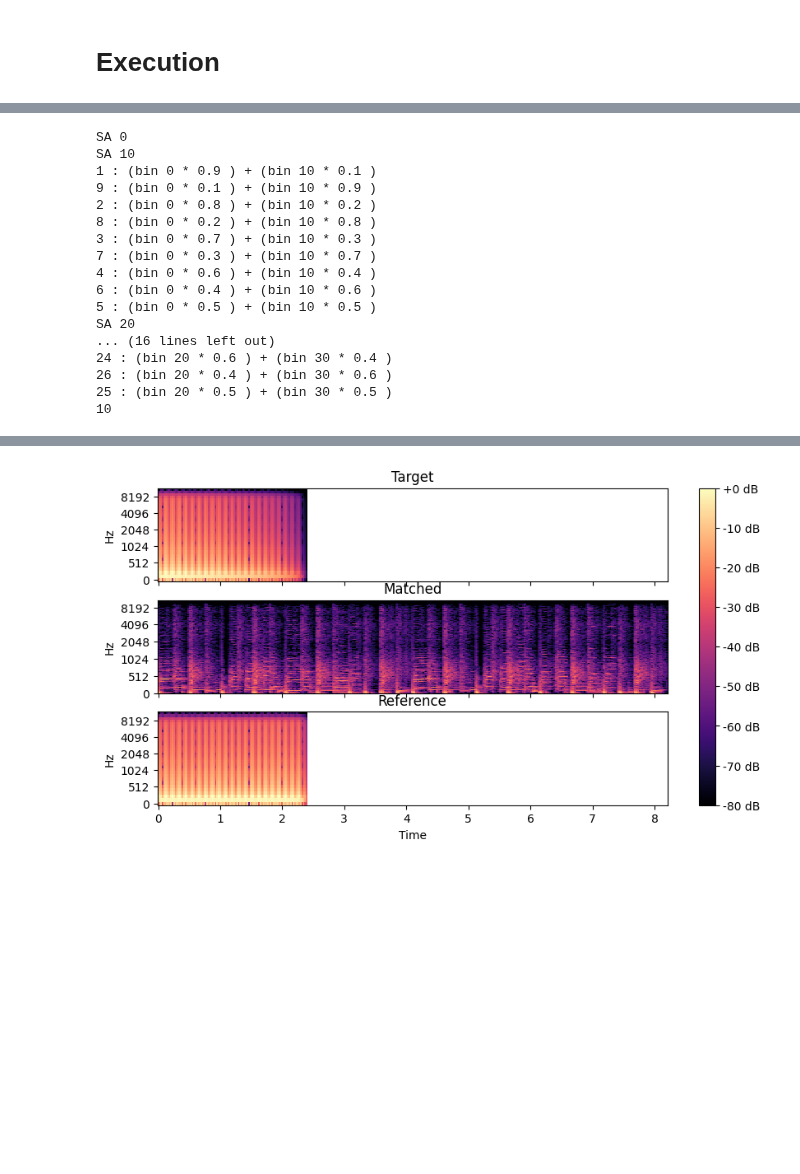
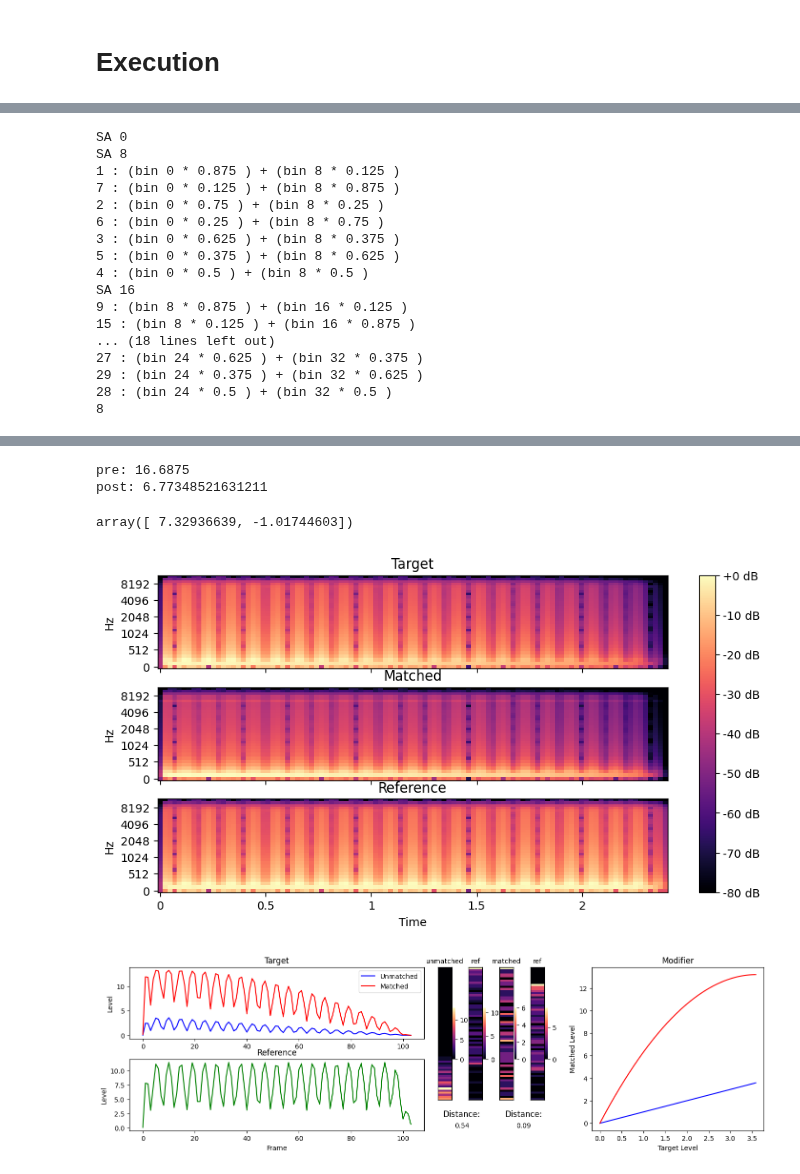
Before and after one commit to Mrozinskikj/MSci-Project, a Jupyter notebook: Matching.ipynb, the cells around one changed output, grey strips where cells are left out. Drawn from its saved outputs; the diff is of its cells as text; code cells hidden in the pictures; blank space fills up the shorter version.

```diff
--- a/Matching.ipynb
+++ b/Matching.ipynb
@@ -365,6 +365,7 @@ def plotModifiers(coeffs,maxes,jump,plotRange=None):
         else:
             color="blue"
         ax.plot(x,y,zs=i, zdir='y',color=color)
+        ax.plot(x,x,zs=i, zdir='y',color=color, alpha=0.2)
 
         if(maxes[i]>maxT):
             maxT=maxes[i]
@@ -377,5 +378,6 @@ def plotModifiers(coeffs,maxes,jump,plotRange=None):
     ax.set_ylabel("Frequency Bin")
     ax.set_xlabel("Target Level")
     ax.view_init(20,-120)
+    ax.grid(False)
     plt.show()
 # %%
@@ -436,6 +437,34 @@ def match(tAudio,rAudio,dynamicBins,order,searchSize,jump,plot=False,plotRange=N
     if(plot):
         plotModifiers(coeffs,maxes,jump,plotRange)
     return coeffs
+# %%
+def match(tAudio,coeffs):
+    mAudio = copy.deepcopy(tAudio)
+    for i in range(len(tAudio["STFT"])):
+        bin = tAudio["STFT"][i,:]
+        mAudio["STFT"][i,:] = warp(bin,coeffs[i])
+    return mAudio
+# %%
+def totalDistance(tAudio,mAudio,rAudio,dynamicBins):
+    preDist = 0
+    postDist = 0
+    for i in range(len(tAudio["STFT"])):
+        tSlice = tAudio["STFT"][i,:]
+        mSlice = mAudio["STFT"][i,:]
+        rSlice = rAudio["STFT"][i,:]
+
+        tMax = max(np.abs(tSlice))
+        mMax = max(np.abs(mSlice))
+        rMax = max(np.abs(rSlice))
+
+        tDynamicResponse, rDynamicReponse = getDynamicResponse(tSlice,rSlice,dynamicBins)
+        preDist += getDistance(tDynamicResponse,rDynamicReponse,tMax,rMax,dynamicBins)
+
+        mDynamicResponse, rDynamicReponse = getDynamicResponse(mSlice,rSlice,dynamicBins)
+        postDist += getDistance(mDynamicResponse,rDynamicReponse,mMax,rMax,dynamicBins)
+
+    print("pre:",preDist)
+    print("post:",postDist)
 # %% [markdown]
 <h1>Execution</h1>
 # %%
@@ -450,10 +483,14 @@ tAudio, rAudio = importAudio(target="tonequiet.wav",reference="toneloud.wav", ou
 #tAudio, rAudio = importAudio(target="audio_mono.wav",reference="audo3_mono.wav", output=False)
 
 
-coeffs = match(tAudio,rAudio,dynamicBins=64,order=3,searchSize=100,jump=10,plot=True,plotRange=(10,21))
+coeffs = findMatching(tAudio,rAudio,dynamicBins=64,order=2,searchSize=100,jump=8,plot=True,plotRange=(0,33))
+mAudio = match(tAudio,coeffs)
+totalDistance(tAudio,mAudio,rAudio,64)
+plotSpectrogram(tAudio, mAudio, rAudio)
 
-#tSlice = tAudio["STFT"][100,:]
-#rSlice = rAudio["STFT"][100,:]
+
+#tSlice = tAudio["STFT"][2,:]
+#rSlice = rAudio["STFT"][2,:]
 #findMin(tSlice,rSlice,dynamicBins=64,order=2,searchSize=100,plot=True)
 
 #tSlice = tAudio["STFT"][100,:]
@@ -472,25 +509,25 @@ coeffs = match(tAudio,rAudio,dynamicBins=64,order=3,searchSize=100,jump=10,plot=
 #[-67.87420381,64.65852413,-18.73538423,0]
 
 #mAudio = EQMatching(tAudio,rAudio,smoothing=100, plot=True)
-plotSpectrogram(tAudio, mAudio, rAudio)
+
 
 
 #exportAudio(tAudio, mAudio, rAudio)
 # %% [output]
 SA 0
-SA 10
-1 : (bin 0 * 0.9 ) + (bin 10 * 0.1 )
-9 : (bin 0 * 0.1 ) + (bin 10 * 0.9 )
-2 : (bin 0 * 0.8 ) + (bin 10 * 0.2 )
-8 : (bin 0 * 0.2 ) + (bin 10 * 0.8 )
-3 : (bin 0 * 0.7 ) + (bin 10 * 0.3 )
-7 : (bin 0 * 0.3 ) + (bin 10 * 0.7 )
-4 : (bin 0 * 0.6 ) + (bin 10 * 0.4 )
-6 : (bin 0 * 0.4 ) + (bin 10 * 0.6 )
-5 : (bin 0 * 0.5 ) + (bin 10 * 0.5 )
-SA 20
-... (16 lines left out)
-24 : (bin 20 * 0.6 ) + (bin 30 * 0.4 )
-26 : (bin 20 * 0.4 ) + (bin 30 * 0.6 )
-25 : (bin 20 * 0.5 ) + (bin 30 * 0.5 )
-10
+SA 8
+1 : (bin 0 * 0.875 ) + (bin 8 * 0.125 )
+7 : (bin 0 * 0.125 ) + (bin 8 * 0.875 )
+2 : (bin 0 * 0.75 ) + (bin 8 * 0.25 )
+6 : (bin 0 * 0.25 ) + (bin 8 * 0.75 )
+3 : (bin 0 * 0.625 ) + (bin 8 * 0.375 )
+5 : (bin 0 * 0.375 ) + (bin 8 * 0.625 )
+4 : (bin 0 * 0.5 ) + (bin 8 * 0.5 )
+SA 16
+9 : (bin 8 * 0.875 ) + (bin 16 * 0.125 )
+15 : (bin 8 * 0.125 ) + (bin 16 * 0.875 )
+... (18 lines left out)
+27 : (bin 24 * 0.625 ) + (bin 32 * 0.375 )
+29 : (bin 24 * 0.375 ) + (bin 32 * 0.625 )
+28 : (bin 24 * 0.5 ) + (bin 32 * 0.5 )
+8
@@ -498 +535,5 @@ SA 20
+pre: 16.6875
+post: 6.77348521631211
+array([ 7.32936639, -1.01744603])
-[figure, old version]
+[figure, new version]
+[figure, added]
```
Also changed, not shown: parts of 4 cells of this notebook.
